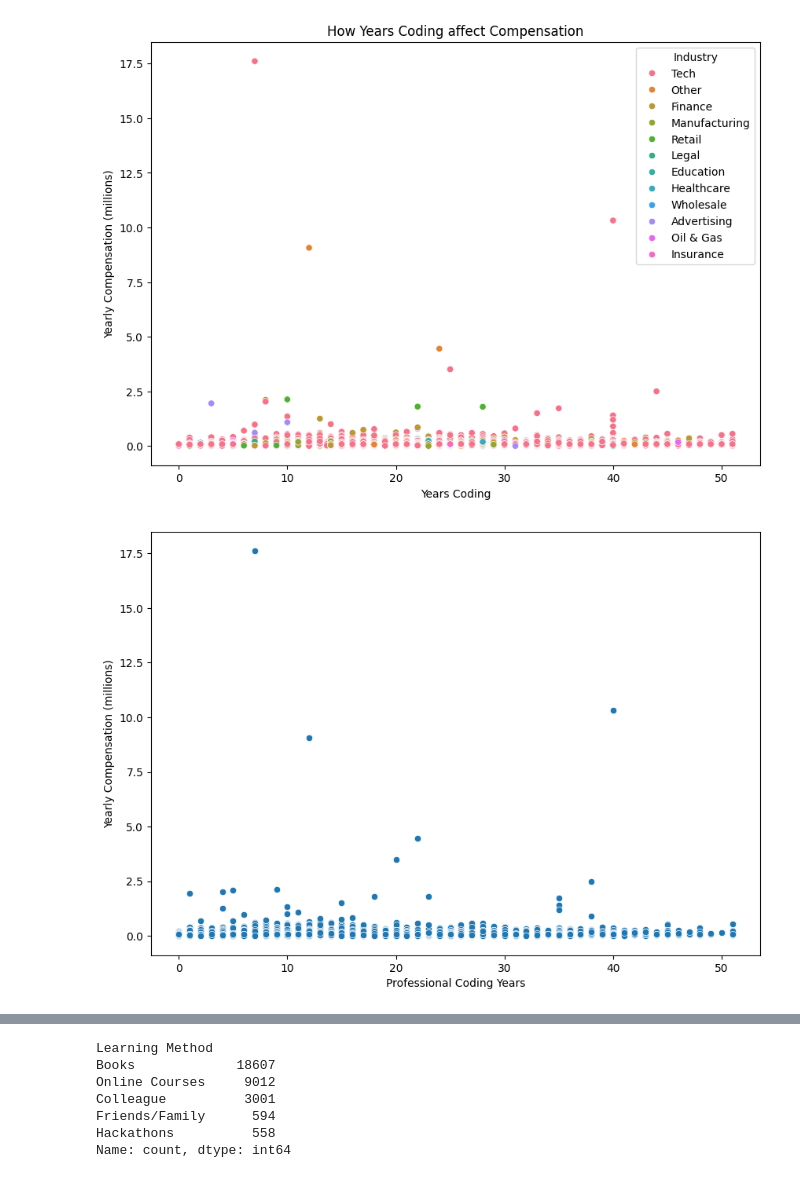
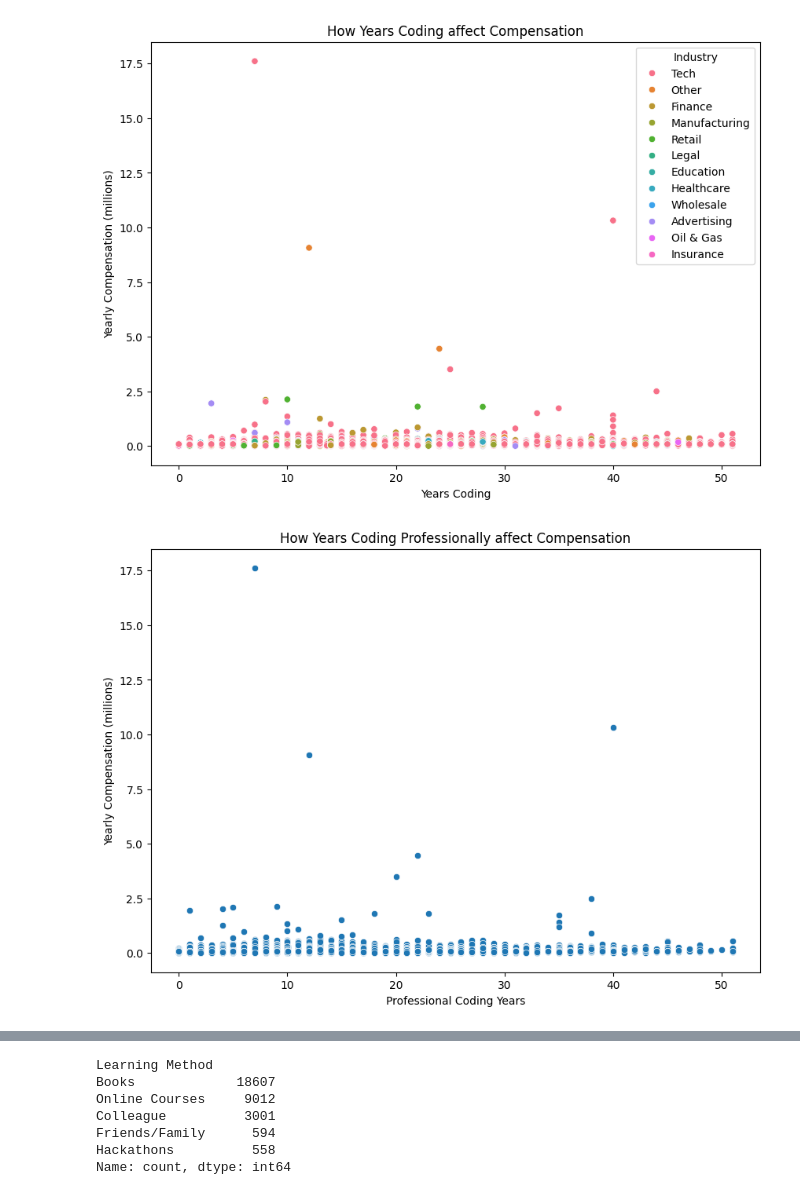
Before and after one commit to see-3pO/2022-Stack-Overflow-Survey-Analysis, a Jupyter notebook: developer_survey_analysis.ipynb, the cells around one changed output, grey strips where cells are left out. Cells and saved outputs as stored; diff of their text form; code cells hidden in the pictures.

```diff
--- a/developer_survey_analysis.ipynb
+++ b/developer_survey_analysis.ipynb
@@ -360,16 +436,16 @@ ax1.yaxis.set_minor_formatter(NullFormatter())
 # %%
 #How number of Years of Coding Professionally affects the Compensation offered
 fig, ax2 = plt.subplots(figsize=(10,7))
 ax2 = sns.scatterplot(data=clean_df,
                      x="YearsCodePro",
                      y="YearlyCompensation"
                      )
 
 ax2.set_ylabel("Yearly Compensation (millions)")
 ax2.set_xlabel("Professional Coding Years")
-ax.set_title("How Years Coding Professionally affect Compensation")
+ax2.set_title("How Years Coding Professionally affect Compensation")
 
 ax2.yaxis.set_major_formatter(formatter)
 ax2.yaxis.set_minor_formatter(NullFormatter())
 # %% [output]
-[figure, old version]
+[figure, new version]
```
Also changed, not shown: parts of 57 cells of this notebook, 1 other file.
